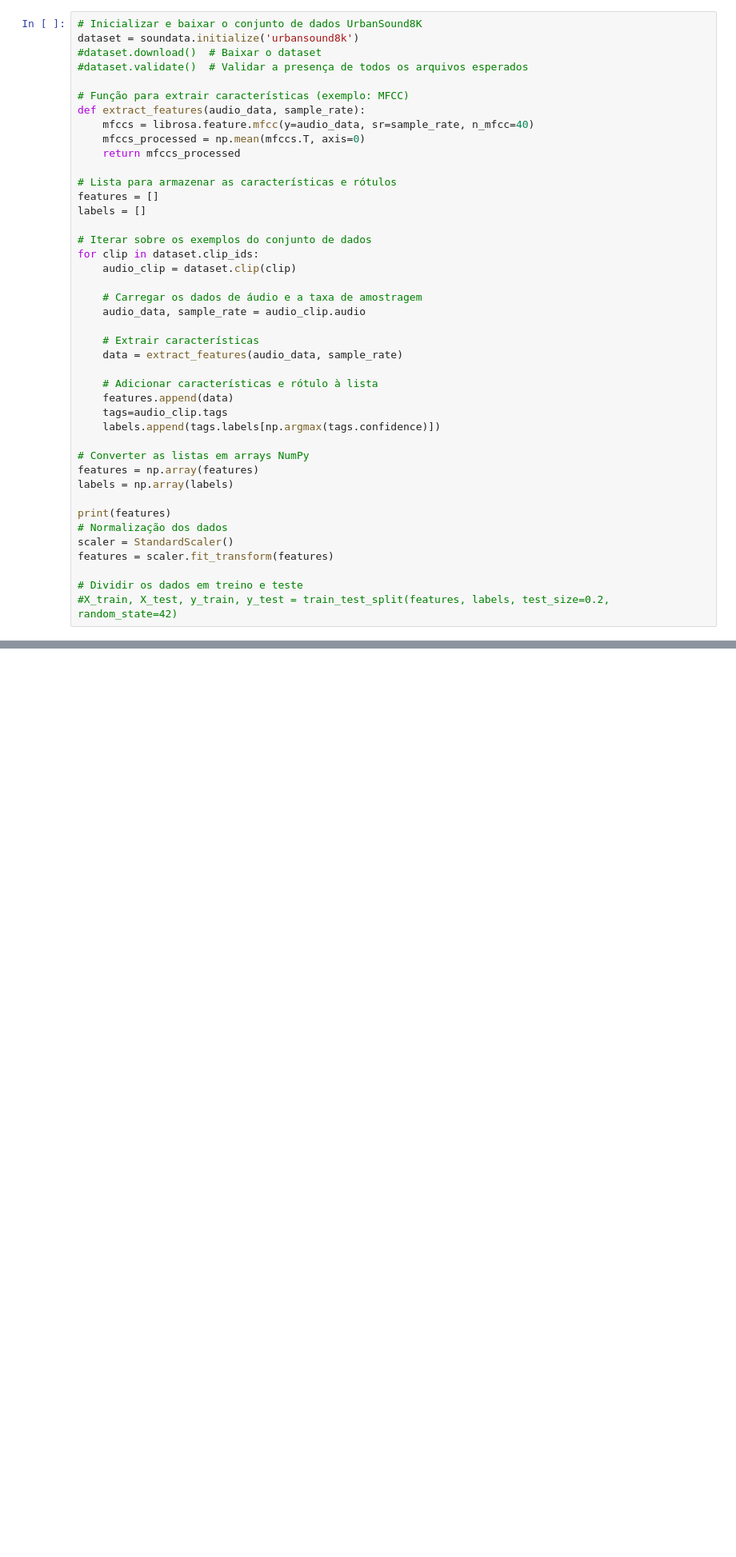
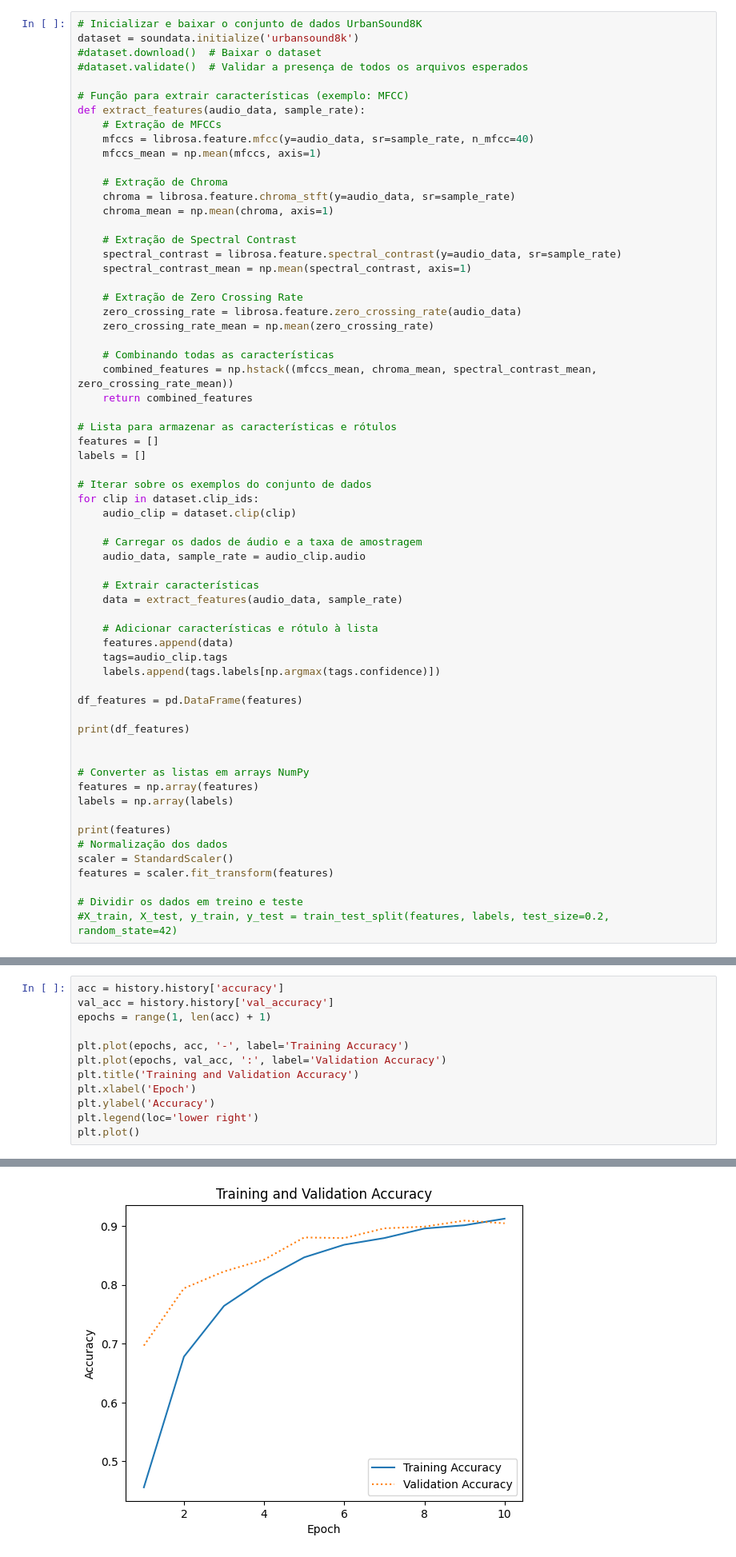
Before and after one commit to guilhermevaz8/deep-learning-classifiers-for-urban-sound-data, a Jupyter notebook: Modified_Project_Notebook.ipynb, the cells around one changed output, grey strips where cells are left out. Shown at 80% size. Saved outputs shown, nothing was run; the diff lists cells and outputs as text; blank space fills up the shorter version.

```diff
--- a/Modified_Project_Notebook.ipynb
+++ b/Modified_Project_Notebook.ipynb
@@ -29,9 +27,25 @@ dataset = soundata.initialize('urbansound8k')
 
 # Função para extrair características (exemplo: MFCC)
 def extract_features(audio_data, sample_rate):
+    # Extração de MFCCs
     mfccs = librosa.feature.mfcc(y=audio_data, sr=sample_rate, n_mfcc=40)
-    mfccs_processed = np.mean(mfccs.T, axis=0)
-    return mfccs_processed
+    mfccs_mean = np.mean(mfccs, axis=1)
+
+    # Extração de Chroma
+    chroma = librosa.feature.chroma_stft(y=audio_data, sr=sample_rate)
+    chroma_mean = np.mean(chroma, axis=1)
+
+    # Extração de Spectral Contrast
+    spectral_contrast = librosa.feature.spectral_contrast(y=audio_data, sr=sample_rate)
+    spectral_contrast_mean = np.mean(spectral_contrast, axis=1)
+
+    # Extração de Zero Crossing Rate
+    zero_crossing_rate = librosa.feature.zero_crossing_rate(audio_data)
+    zero_crossing_rate_mean = np.mean(zero_crossing_rate)
+
+    # Combinando todas as características
+    combined_features = np.hstack((mfccs_mean, chroma_mean, spectral_contrast_mean, zero_crossing_rate_mean))
+    return combined_features
 
 # Lista para armazenar as características e rótulos
 features = []
@@ -52,6 +66,11 @@ for clip in dataset.clip_ids:
     tags=audio_clip.tags
     labels.append(tags.labels[np.argmax(tags.confidence)])
 
+df_features = pd.DataFrame(features)
+
+print(df_features)
+
+
 # Converter as listas em arrays NumPy
 features = np.array(features)
 labels = np.array(labels)
@@ -195,0 +211,13 @@ Acurácia no conjunto de teste: 0.878649115562439
+# %%
+acc = history.history['accuracy']
+val_acc = history.history['val_accuracy']
+epochs = range(1, len(acc) + 1)
+
+plt.plot(epochs, acc, '-', label='Training Accuracy')
+plt.plot(epochs, val_acc, ':', label='Validation Accuracy')
+plt.title('Training and Validation Accuracy')
+plt.xlabel('Epoch')
+plt.ylabel('Accuracy')
+plt.legend(loc='lower right')
+plt.plot()
+# %% [output]
@@ -195,0 +225 @@ Acurácia no conjunto de teste: 0.878649115562439
+[figure, added]
```
Also changed, not shown: parts of 8 cells of this notebook, 1 other file.
